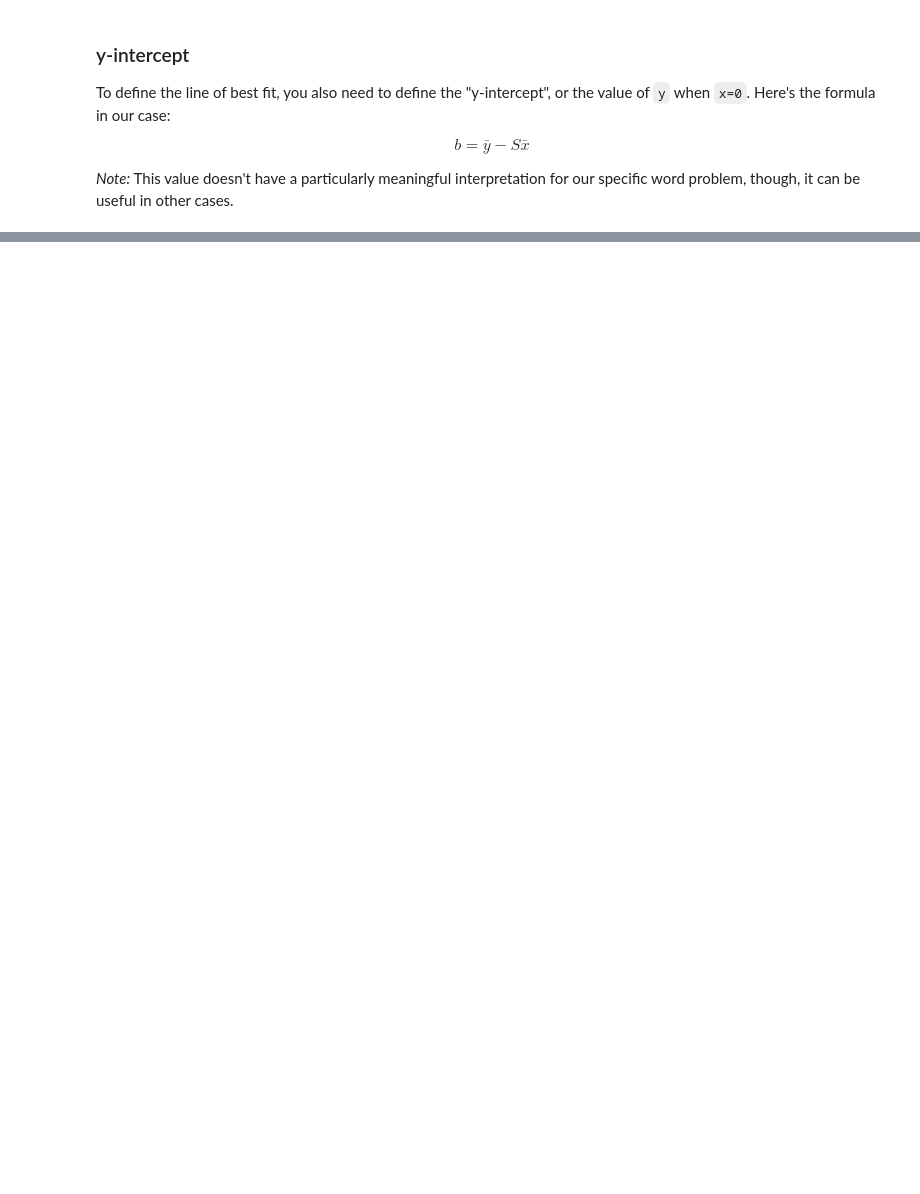
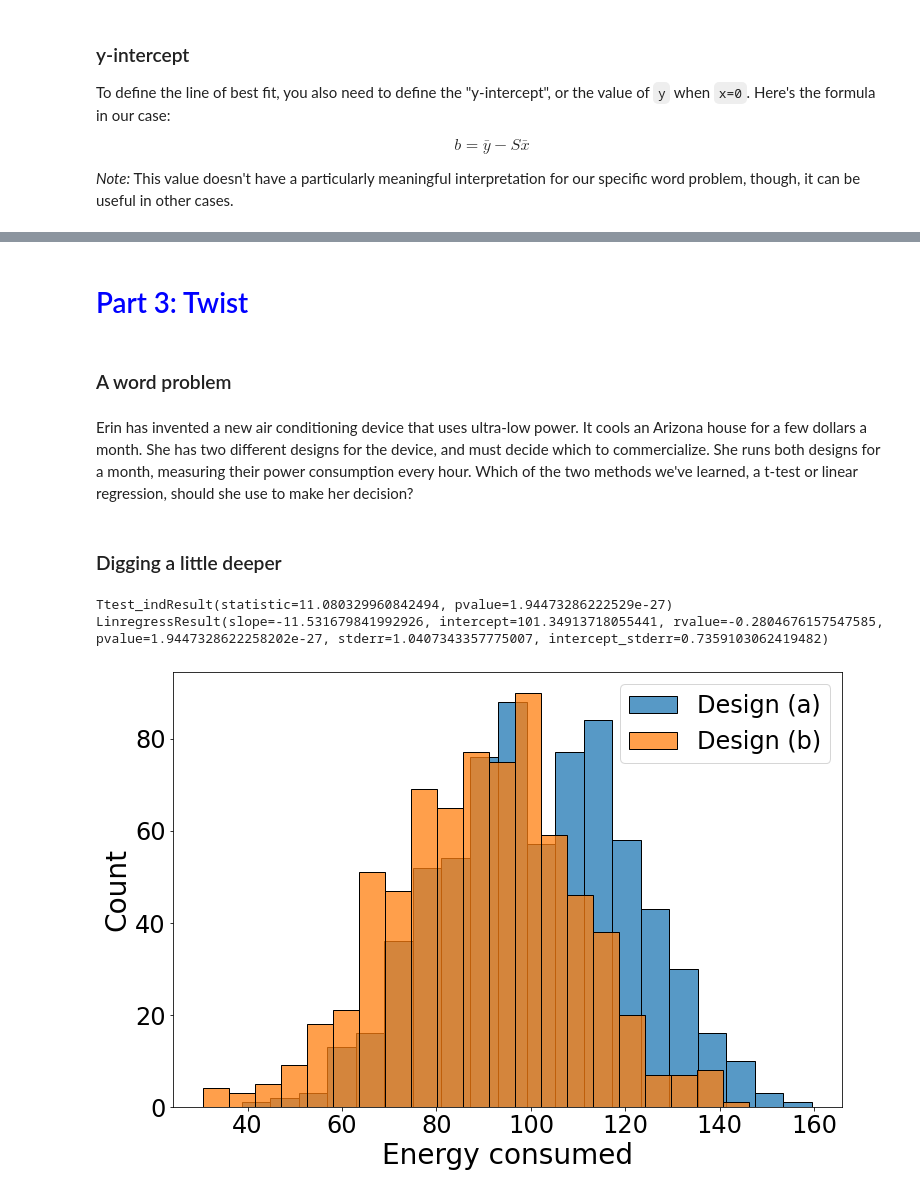
Before and after one commit to Jessime/ttest, a Jupyter notebook: ttest_to_lr.ipynb, the cells around one changed output, grey strips where cells are left out. Saved outputs shown, nothing was run; the diff lists cells and outputs as text; code cells hidden in the pictures; blank space fills up the shorter version.

```diff
--- a/ttest_to_lr.ipynb
+++ b/ttest_to_lr.ipynb
@@ -376,0 +399,26 @@ df1_1["advertising"] = dummy_code
+# %% [markdown]
+# <span style='color:blue'>  Part 3: Twist </span>
+# %% [markdown]
+### A word problem
+# %% [markdown]
+Erin has invented a new air conditioning device that uses ultra-low power. It cools an Arizona house for a few dollars a month. She has two different designs for the device, and must decide which to commercialize. She runs both designs for a month, measuring their power consumption every hour. Which of the two methods we've learned, a t-test or linear regression, should she use to make her decision?
+# %% [markdown]
+### Digging a little deeper
+# %%
+a = np.random.normal(100, 20, (30*24))
+b = np.random.normal(90, 20, (30*24))
+print(ttest_ind(a, b))
+dummy = ([0]*(30*24)) + ([1]*(30*24))
+ab = list(a) + list(b)
+print(linregress(dummy, ab))
+# %% [output]
+Ttest_indResult(statistic=11.080329960842494, pvalue=1.94473286222529e-27)
+LinregressResult(slope=-11.531679841992926, intercept=101.34913718055441, rvalue=-0.2804676157547585, pvalue=1.9447328622258202e-27, stderr=1.0407343357775007, intercept_stderr=0.7359103062419482)
+# %%
+sns.histplot(a, color=colors[0], label=f"Design (a)")
+sns.histplot(b, color=colors[1], label=f"Design (b)")
+plt.legend()
+plt.xlabel("Energy consumed")
+plt.show()
+# %% [output]
+[figure, added]
```
Also changed, not shown: parts of 25 cells of this notebook, 3 other files.
